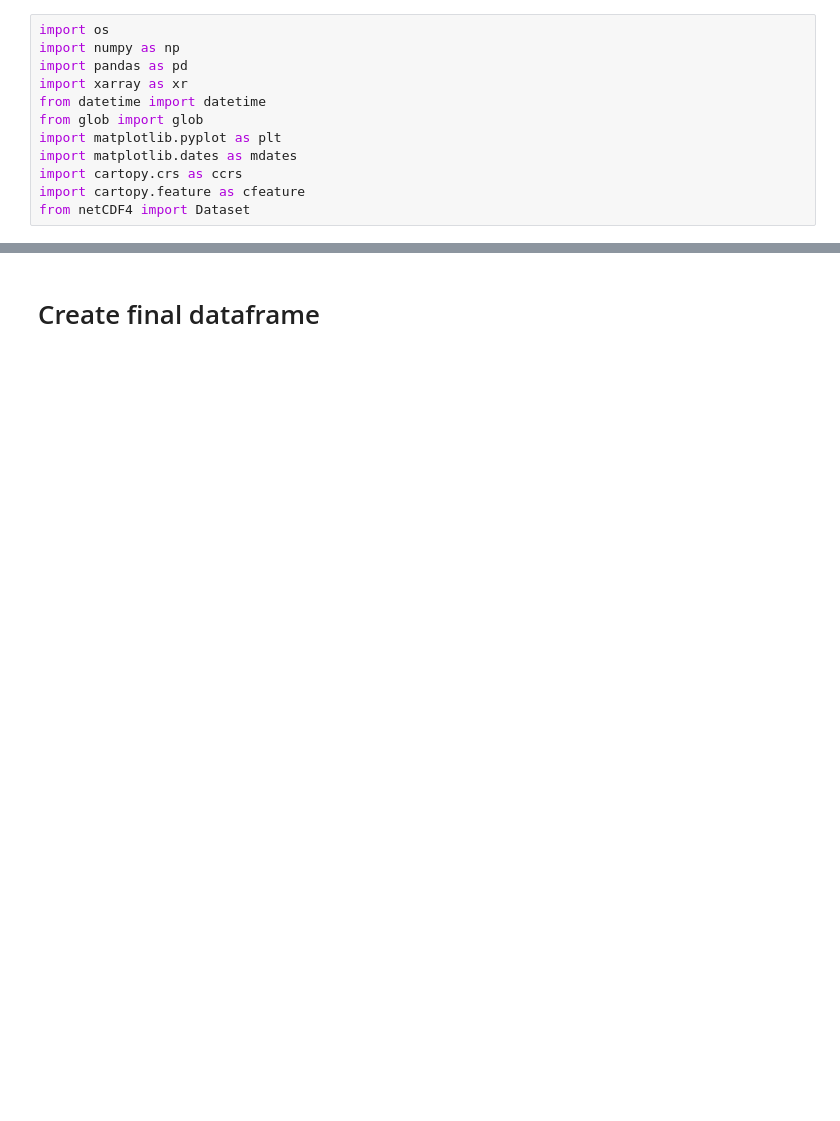
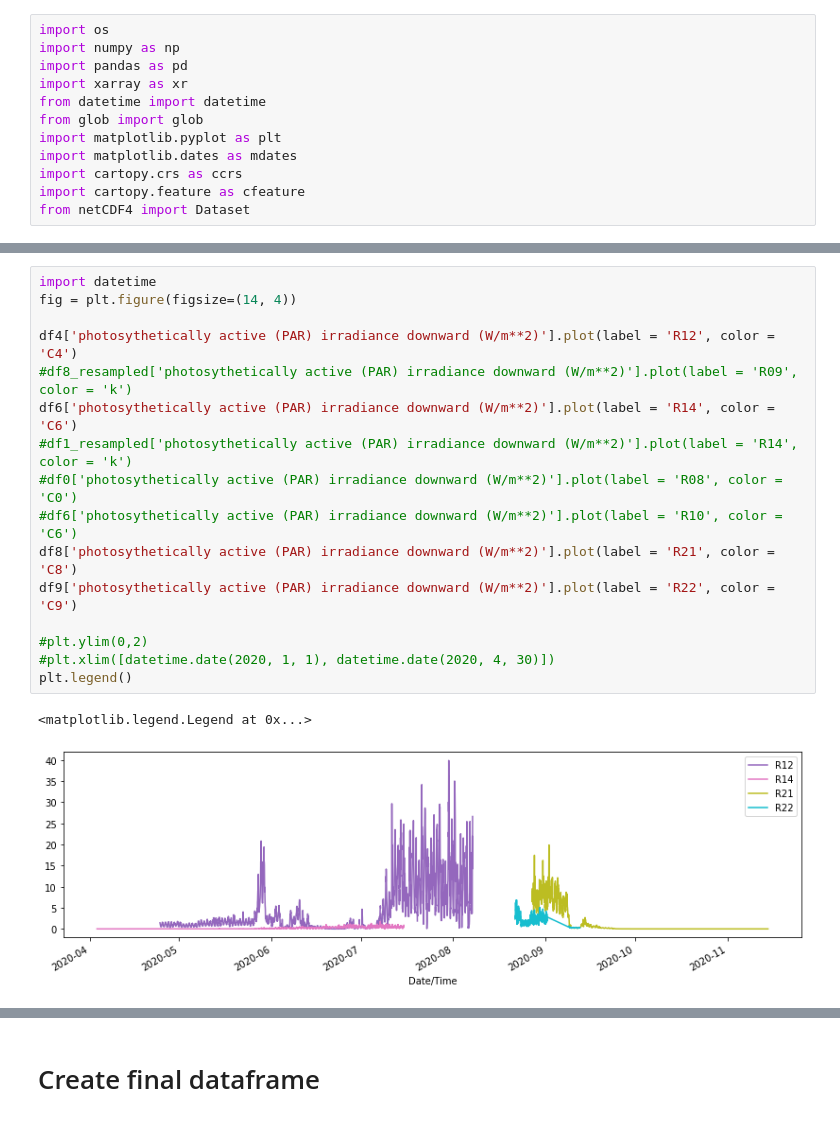
Before and after one commit to LAWTIDEBOY/nuarctic, a Jupyter notebook: scripts/ITP_PAR/process_ITP_PAR.ipynb, the cells around one changed output, grey strips where cells are left out. Cells and saved outputs as stored; diff of their text form; blank space fills up the shorter version.

```diff
--- a/scripts/ITP_PAR/process_ITP_PAR.ipynb
+++ b/scripts/ITP_PAR/process_ITP_PAR.ipynb
@@ -449,0 +117,19 @@ plt.legend()
+# %%
+import datetime
+fig = plt.figure(figsize=(14, 4))
+
+df4['photosythetically active (PAR) irradiance downward (W/m**2)'].plot(label = 'R12', color = 'C4')
+#df8_resampled['photosythetically active (PAR) irradiance downward (W/m**2)'].plot(label = 'R09', color = 'k')
+df6['photosythetically active (PAR) irradiance downward (W/m**2)'].plot(label = 'R14', color = 'C6')
+#df1_resampled['photosythetically active (PAR) irradiance downward (W/m**2)'].plot(label = 'R14', color = 'k')
+#df0['photosythetically active (PAR) irradiance downward (W/m**2)'].plot(label = 'R08', color = 'C0')
+#df6['photosythetically active (PAR) irradiance downward (W/m**2)'].plot(label = 'R10', color = 'C6')
+df8['photosythetically active (PAR) irradiance downward (W/m**2)'].plot(label = 'R21', color = 'C8')
+df9['photosythetically active (PAR) irradiance downward (W/m**2)'].plot(label = 'R22', color = 'C9')
+
+#plt.ylim(0,2)
+#plt.xlim([datetime.date(2020, 1, 1), datetime.date(2020, 4, 30)])
+plt.legend()
+# %% [output]
+<matplotlib.legend.Legend at 0x...>
+[figure, added]
```
Also changed, not shown: parts of 67 cells of this notebook, 5 other files.
